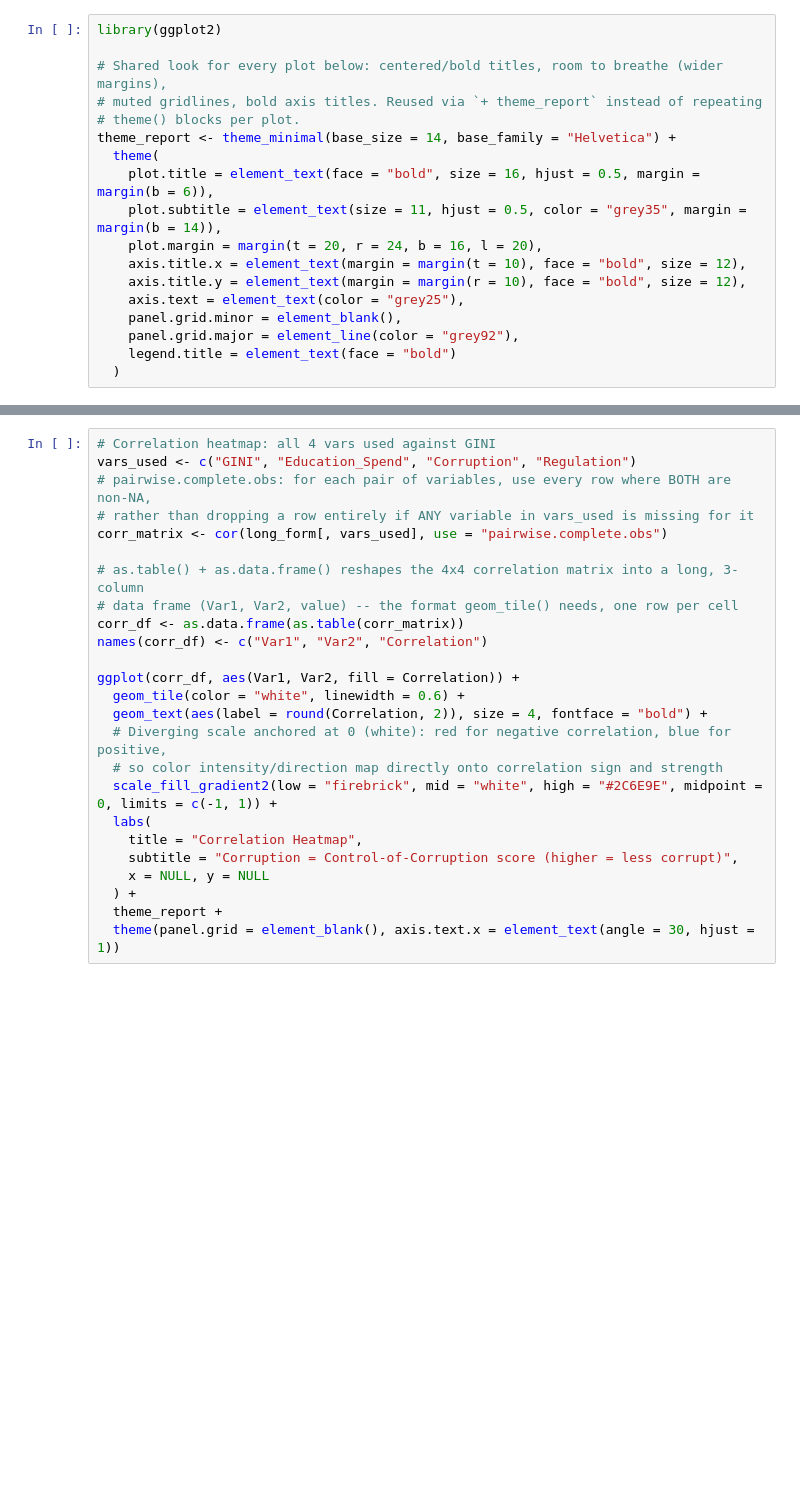
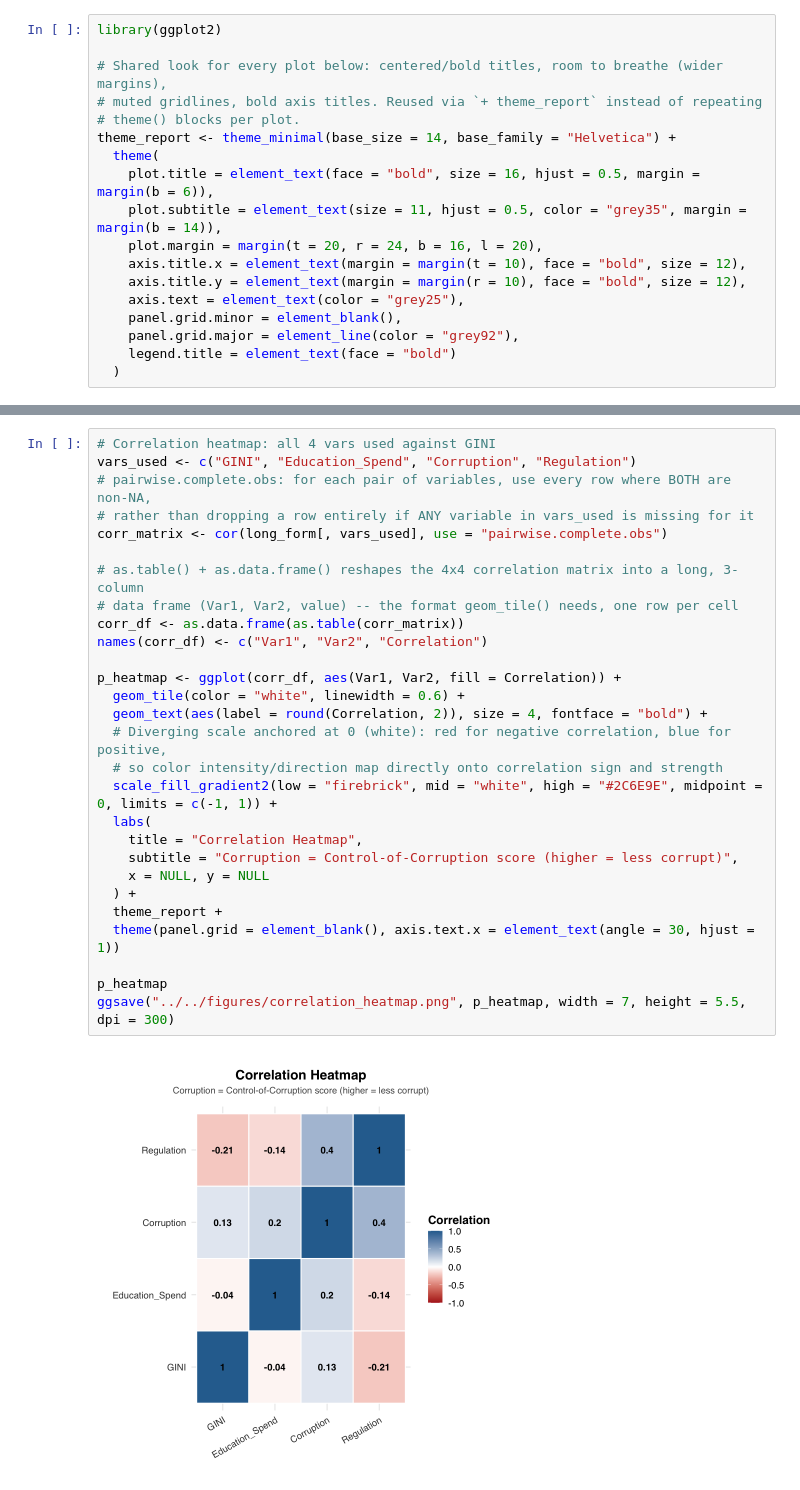
Before and after one commit to agrawalarya523-code/governance-inequality-analysis, a Jupyter notebook: notebooks/plot-generation.ipynb, the cells around one changed output, grey strips where cells are left out. Cells and saved outputs as stored; diff of their text form; blank space fills up the shorter version.

```diff
--- a/notebooks/plot-generation.ipynb
+++ b/notebooks/plot-generation.ipynb
@@ -121,25 +139,30 @@ ggplot(long_form, aes(x = Regulation, y = GINI)) +
 # %%
 # Correlation heatmap: all 4 vars used against GINI
 vars_used <- c("GINI", "Education_Spend", "Corruption", "Regulation")
 # pairwise.complete.obs: for each pair of variables, use every row where BOTH are non-NA,
 # rather than dropping a row entirely if ANY variable in vars_used is missing for it
 corr_matrix <- cor(long_form[, vars_used], use = "pairwise.complete.obs")
 
 # as.table() + as.data.frame() reshapes the 4x4 correlation matrix into a long, 3-column
 # data frame (Var1, Var2, value) -- the format geom_tile() needs, one row per cell
 corr_df <- as.data.frame(as.table(corr_matrix))
 names(corr_df) <- c("Var1", "Var2", "Correlation")
 
-ggplot(corr_df, aes(Var1, Var2, fill = Correlation)) +
+p_heatmap <- ggplot(corr_df, aes(Var1, Var2, fill = Correlation)) +
   geom_tile(color = "white", linewidth = 0.6) +
   geom_text(aes(label = round(Correlation, 2)), size = 4, fontface = "bold") +
   # Diverging scale anchored at 0 (white): red for negative correlation, blue for positive,
   # so color intensity/direction map directly onto correlation sign and strength
   scale_fill_gradient2(low = "firebrick", mid = "white", high = "#2C6E9E", midpoint = 0, limits = c(-1, 1)) +
   labs(
     title = "Correlation Heatmap",
     subtitle = "Corruption = Control-of-Corruption score (higher = less corrupt)",
     x = NULL, y = NULL
   ) +
   theme_report +
   theme(panel.grid = element_blank(), axis.text.x = element_text(angle = 30, hjust = 1))
+
+p_heatmap
+ggsave("../../figures/correlation_heatmap.png", p_heatmap, width = 7, height = 5.5, dpi = 300)
+# %% [output]
+[figure, added]
```
Also changed, not shown: parts of 4 cells of this notebook, 6 other files.
